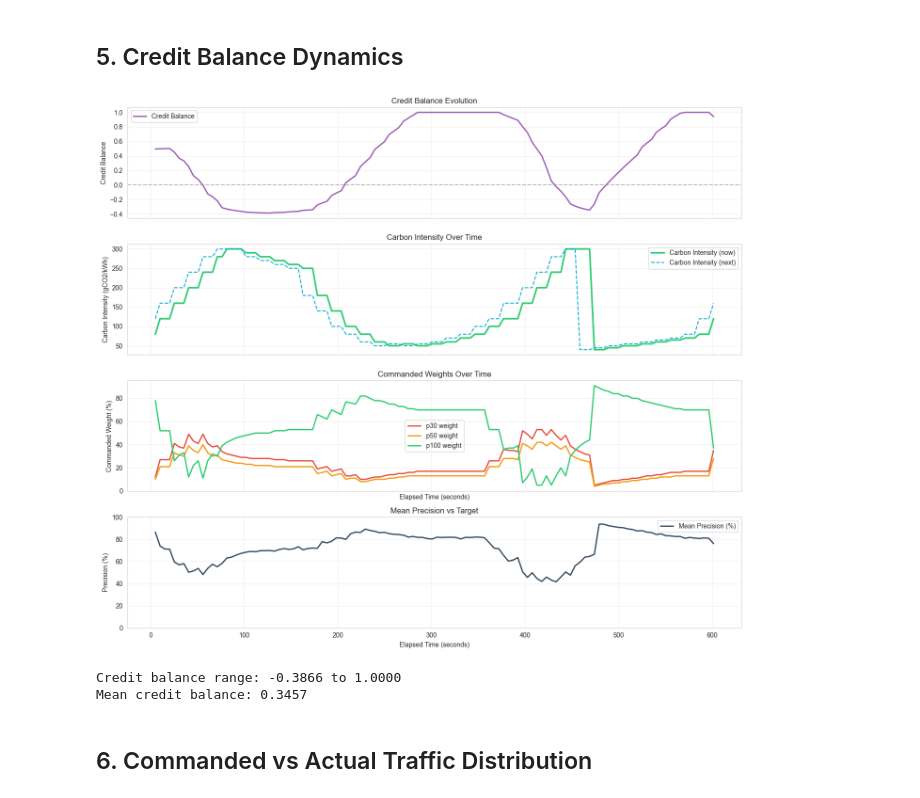
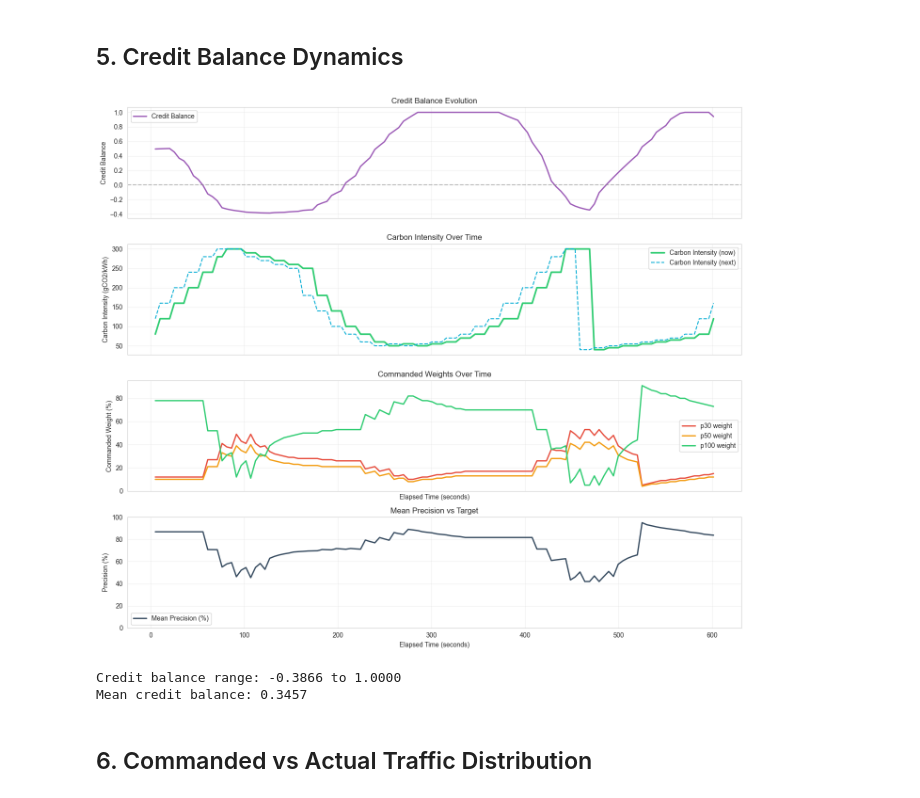
Before and after one commit to belgio99/k8s-carbonrouter, a Jupyter notebook: experiments/credit_greedy_analysis.ipynb, the cells around one changed output. Saved outputs shown, nothing was run; the diff lists cells and outputs as text; code cells hidden in the pictures.

Commit message:
fix credit greedy lag

```diff
--- a/experiments/credit_greedy_analysis.ipynb
+++ b/experiments/credit_greedy_analysis.ipynb
@@ -15,7 +15,7 @@ plt.rcParams['figure.figsize'] = (14, 6)
 ## 1. Load Data
 # %%
 # Load timeseries data
-df = pd.read_csv('results/simple_20251118_182945/credit-greedy/timeseries.csv')
+df = pd.read_csv('results/simple_20251118_182945_fixed/credit-greedy/timeseries.csv')
 
 # Calculate percentages
 df['total_requests'] = df['requests_precision_30'] + df['requests_precision_50'] + df['requests_precision_100']
@@ -246,37 +246,37 @@ elif 'credit_target' in df.columns:
     except Exception:
         target_precision = None
 
 # Plot actual mean precision
-axes[3].plot(df['elapsed_seconds'], actual_precision * 100, linewidth=2, color='#34495e', label='Mean Precision (%)')
+axes[3].plot(df['elapsed_seconds'], target_precision * 100, linewidth=2, color='#34495e', label='Mean Precision (%)')
 
 # Plot target precision if available
 if target_precision is not None:
     # If target_precision is a series, convert to percent; otherwise plot a constant line
     try:
         unique_vals = sorted(pd.Series(target_precision).unique())
     except Exception:
         unique_vals = []
 
     if len(unique_vals) == 1:
         axes[3].axhline(y=float(unique_vals[0]) * 100, color='red', linestyle='--', linewidth=2,
                         label=f'Target Precision ({float(unique_vals[0])*100:.0f}%)')
-    else:
-        axes[3].plot(df['elapsed_seconds'], target_precision * 100, color='red', linestyle='--', linewidth=2, label='Target Precision (%)')
+    #else:
+        #axes[3].plot(df['elapsed_seconds'], target_precision * 100, color='red', linestyle='--', linewidth=2, label='Target Precision (%)')
 
 axes[3].set_xlabel('Elapsed Time (seconds)')
 axes[3].set_ylabel('Precision (%)')
 axes[3].set_title('Mean Precision vs Target')
 axes[3].set_ylim(0, 100)
 axes[3].legend()
 axes[3].grid(True, alpha=0.3)
 
 plt.tight_layout()
 plt.show()
 
 print(f"Credit balance range: {df['credit_balance'].min():.4f} to {df['credit_balance'].max():.4f}")
 print(f"Mean credit balance: {df['credit_balance'].mean():.4f}")
 # %% [output]
-[figure, old version]
+[figure, new version]
 Credit balance range: -0.3866 to 1.0000
 Mean credit balance: 0.3457
 # %% [markdown]
```
Also changed, not shown: parts of 3 cells of this notebook.
